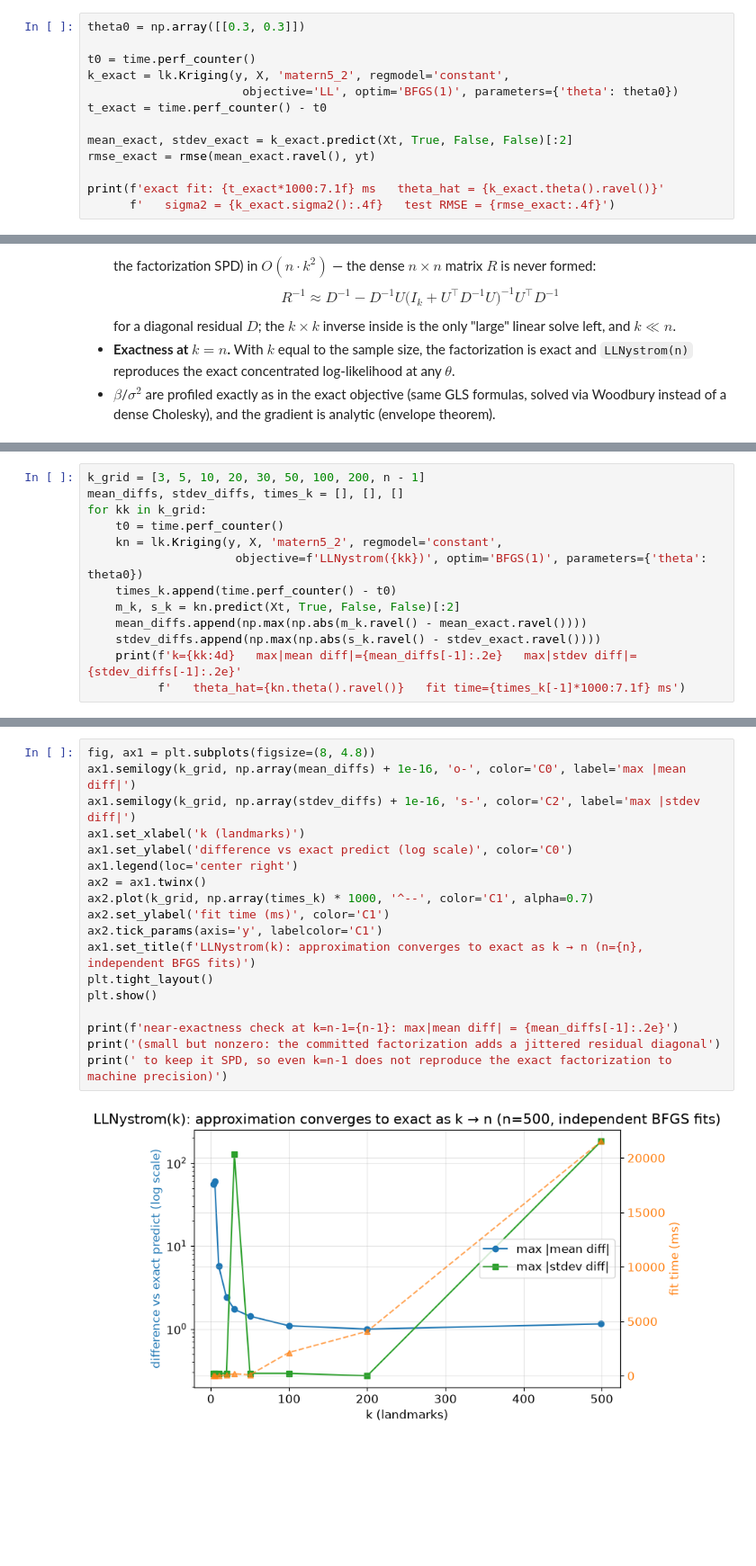
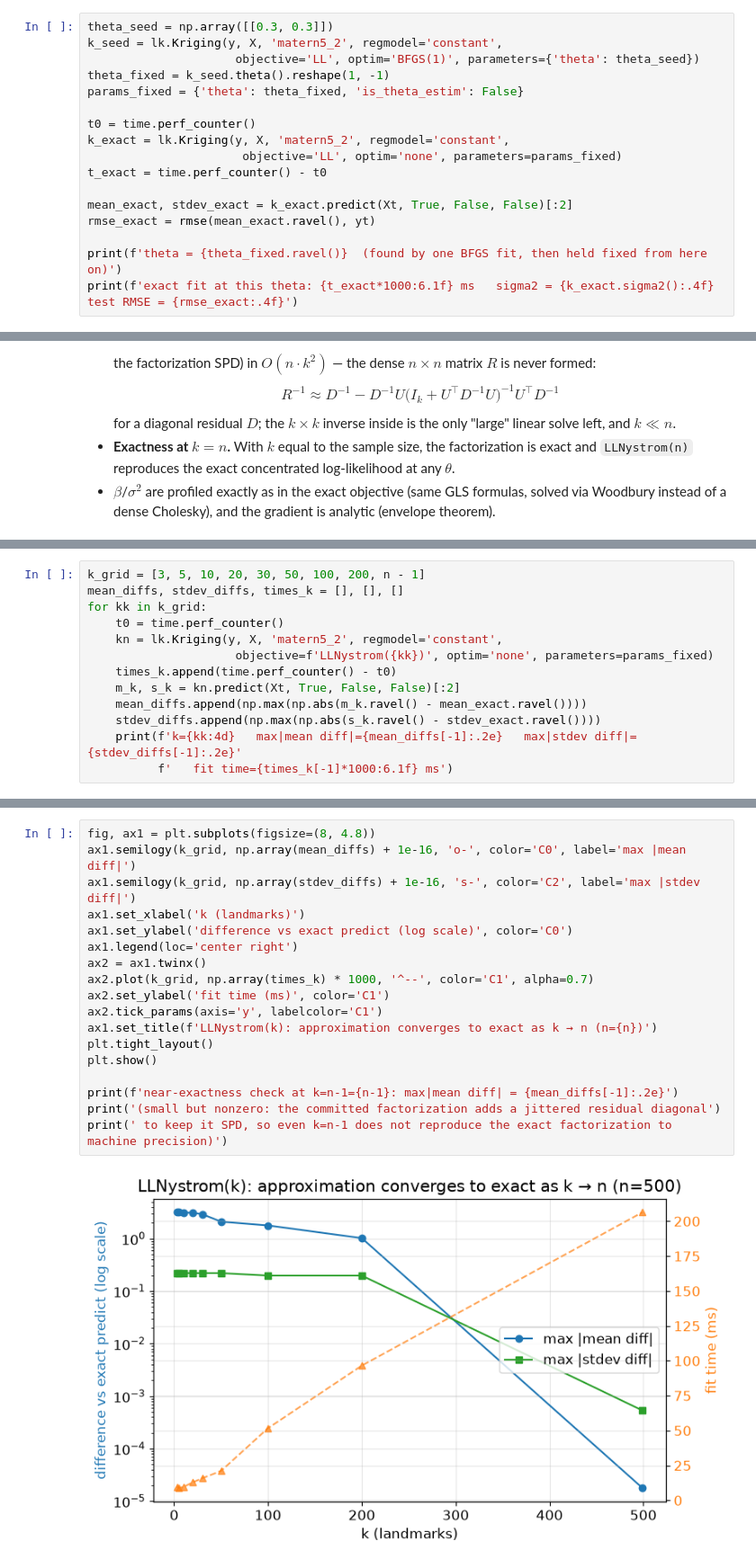
Before and after one commit to libKriging/libKriging, a Jupyter notebook: docs/math/llnystrom_vs_cholesky.ipynb, the cells around one changed output, grey strips where cells are left out. Shown at 90% size. Saved outputs shown, nothing was run; the diff lists cells and outputs as text; blank space fills up the shorter version.

```diff
--- a/docs/math/llnystrom_vs_cholesky.ipynb
+++ b/docs/math/llnystrom_vs_cholesky.ipynb
@@ -101,14 +103,18 @@ its own $\hat\theta$ independently.
 # %%
-theta0 = np.array([[0.3, 0.3]])
+theta_seed = np.array([[0.3, 0.3]])
+k_seed = lk.Kriging(y, X, 'matern5_2', regmodel='constant',
+                     objective='LL', optim='BFGS(1)', parameters={'theta': theta_seed})
+theta_fixed = k_seed.theta().reshape(1, -1)
+params_fixed = {'theta': theta_fixed, 'is_theta_estim': False}
 
 t0 = time.perf_counter()
 k_exact = lk.Kriging(y, X, 'matern5_2', regmodel='constant',
-                      objective='LL', optim='BFGS(1)', parameters={'theta': theta0})
+                      objective='LL', optim='none', parameters=params_fixed)
 t_exact = time.perf_counter() - t0
 
 mean_exact, stdev_exact = k_exact.predict(Xt, True, False, False)[:2]
 rmse_exact = rmse(mean_exact.ravel(), yt)
 
-print(f'exact fit: {t_exact*1000:7.1f} ms   theta_hat = {k_exact.theta().ravel()}'
-      f'   sigma2 = {k_exact.sigma2():.4f}   test RMSE = {rmse_exact:.4f}')
+print(f'theta = {theta_fixed.ravel()}  (found by one BFGS fit, then held fixed from here on)')
+print(f'exact fit at this theta: {t_exact*1000:6.1f} ms   sigma2 = {k_exact.sigma2():.4f}   test RMSE = {rmse_exact:.4f}')
 # %% [output]
@@ -183,11 +183,11 @@ mean_diffs, stdev_diffs, times_k = [], [], []
 for kk in k_grid:
     t0 = time.perf_counter()
     kn = lk.Kriging(y, X, 'matern5_2', regmodel='constant',
-                     objective=f'LLNystrom({kk})', optim='BFGS(1)', parameters={'theta': theta0})
+                     objective=f'LLNystrom({kk})', optim='none', parameters=params_fixed)
     times_k.append(time.perf_counter() - t0)
     m_k, s_k = kn.predict(Xt, True, False, False)[:2]
     mean_diffs.append(np.max(np.abs(m_k.ravel() - mean_exact.ravel())))
     stdev_diffs.append(np.max(np.abs(s_k.ravel() - stdev_exact.ravel())))
     print(f'k={kk:4d}   max|mean diff|={mean_diffs[-1]:.2e}   max|stdev diff|={stdev_diffs[-1]:.2e}'
-          f'   theta_hat={kn.theta().ravel()}   fit time={times_k[-1]*1000:7.1f} ms')
+          f'   fit time={times_k[-1]*1000:6.1f} ms')
 # %% [output]
@@ -203,20 +203,20 @@ k= 499   max|mean diff|=1.15e+00   max|stdev diff|=1.82e+02   theta_hat=[6.88564
 # %%
 fig, ax1 = plt.subplots(figsize=(8, 4.8))
 ax1.semilogy(k_grid, np.array(mean_diffs) + 1e-16, 'o-', color='C0', label='max |mean diff|')
 ax1.semilogy(k_grid, np.array(stdev_diffs) + 1e-16, 's-', color='C2', label='max |stdev diff|')
 ax1.set_xlabel('k (landmarks)')
 ax1.set_ylabel('difference vs exact predict (log scale)', color='C0')
 ax1.legend(loc='center right')
 ax2 = ax1.twinx()
 ax2.plot(k_grid, np.array(times_k) * 1000, '^--', color='C1', alpha=0.7)
 ax2.set_ylabel('fit time (ms)', color='C1')
 ax2.tick_params(axis='y', labelcolor='C1')
-ax1.set_title(f'LLNystrom(k): approximation converges to exact as k → n (n={n}, independent BFGS fits)')
+ax1.set_title(f'LLNystrom(k): approximation converges to exact as k → n (n={n})')
 plt.tight_layout()
 plt.show()
 
 print(f'near-exactness check at k=n-1={n-1}: max|mean diff| = {mean_diffs[-1]:.2e}')
 print('(small but nonzero: the committed factorization adds a jittered residual diagonal')
 print(' to keep it SPD, so even k=n-1 does not reproduce the exact factorization to machine precision)')
 # %% [output]
-[figure, old version]
+[figure, new version]
```
Also changed, not shown: parts of 12 cells of this notebook, 9 other files.
